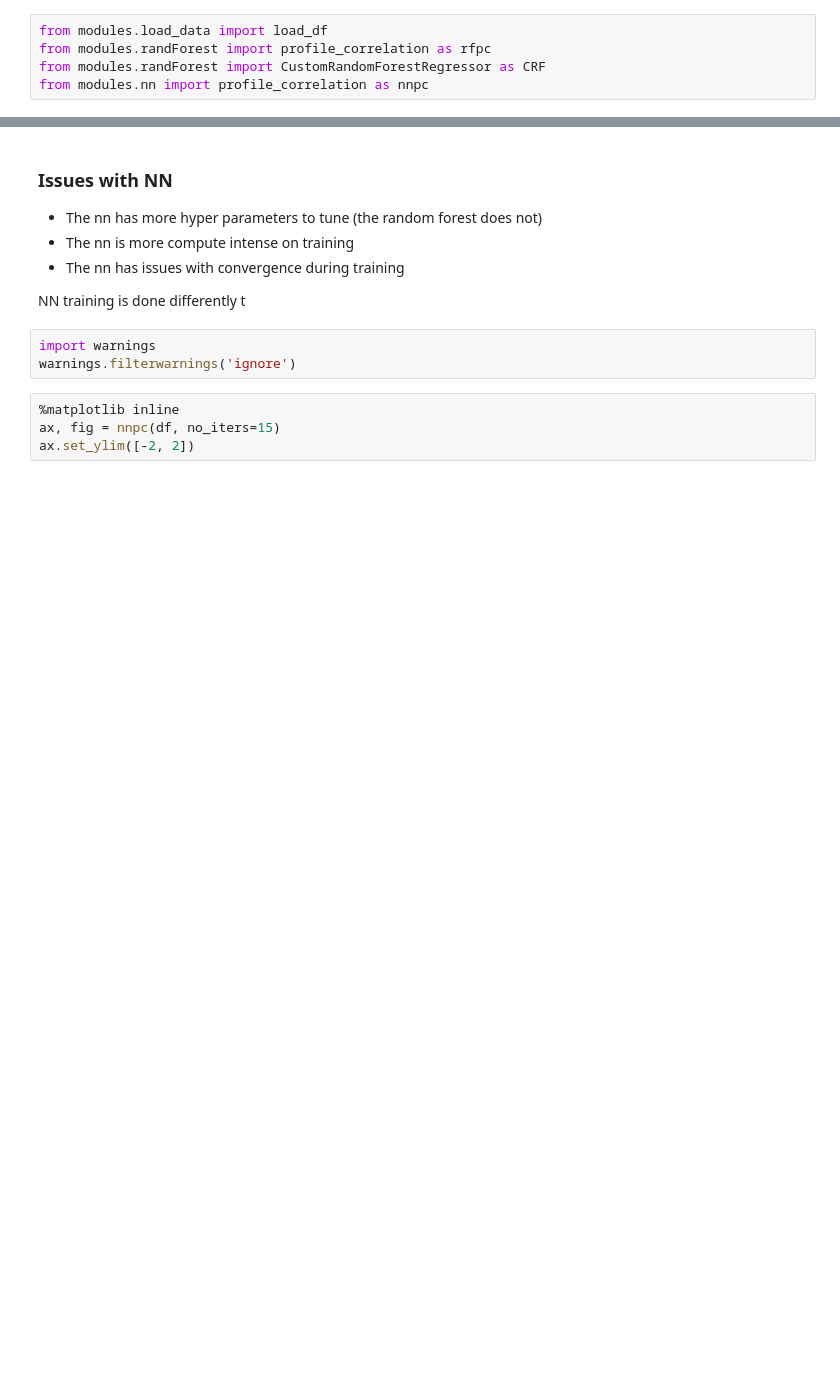
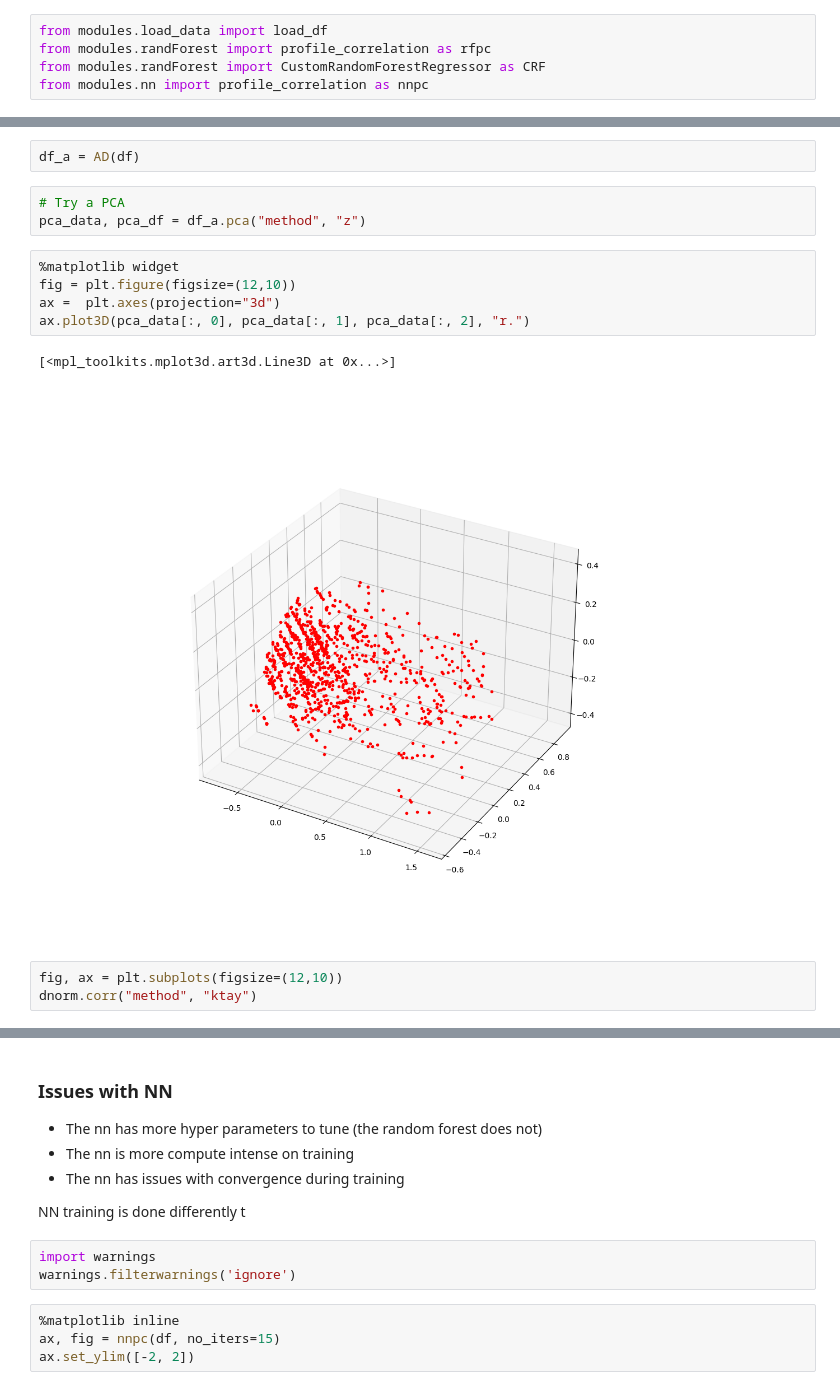
Before and after one commit to orndavid/m3mlteam, a Jupyter notebook: projects/waterRecycle/Explore.ipynb, the cells around one changed output, grey strips where cells are left out. Saved outputs shown, nothing was run; the diff lists cells and outputs as text; blank space fills up the shorter version.

```diff
--- a/projects/waterRecycle/Explore.ipynb
+++ b/projects/waterRecycle/Explore.ipynb
@@ -22,3 +33,19 @@ df.head()
+# %%
+df_a = AD(df)
+# %%
+# Try a PCA
+pca_data, pca_df = df_a.pca("method", "z")
+# %%
+%matplotlib widget
+fig = plt.figure(figsize=(12,10))
+ax =  plt.axes(projection="3d")
+ax.plot3D(pca_data[:, 0], pca_data[:, 1], pca_data[:, 2], "r.")
+# %% [output]
+[<mpl_toolkits.mplot3d.art3d.Line3D at 0x...>]
+[figure, added]
+# %%
+fig, ax = plt.subplots(figsize=(12,10))
+dnorm.corr("method", "ktay")
 # %%
 %matplotlib inline
 ax, df_r = rfpc(df)
```
Also changed, not shown: parts of 21 cells of this notebook, 4 other files.
